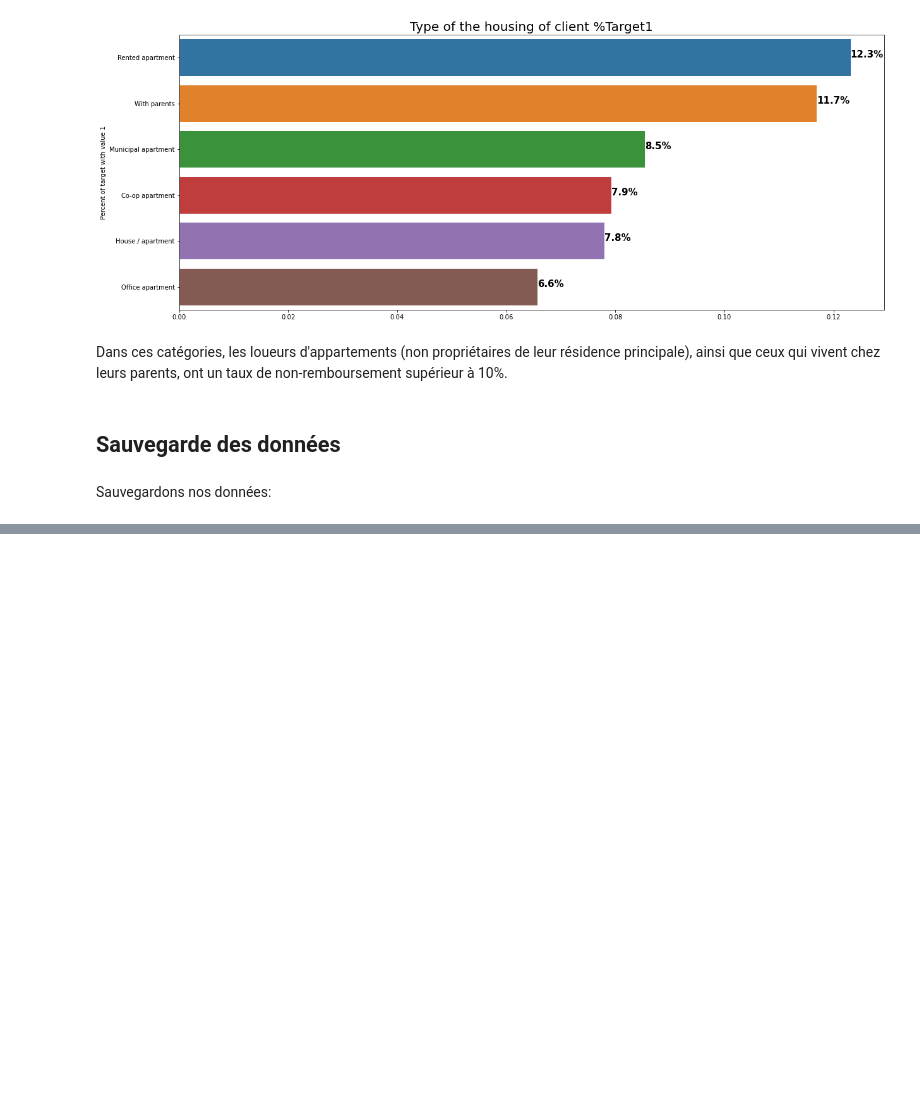
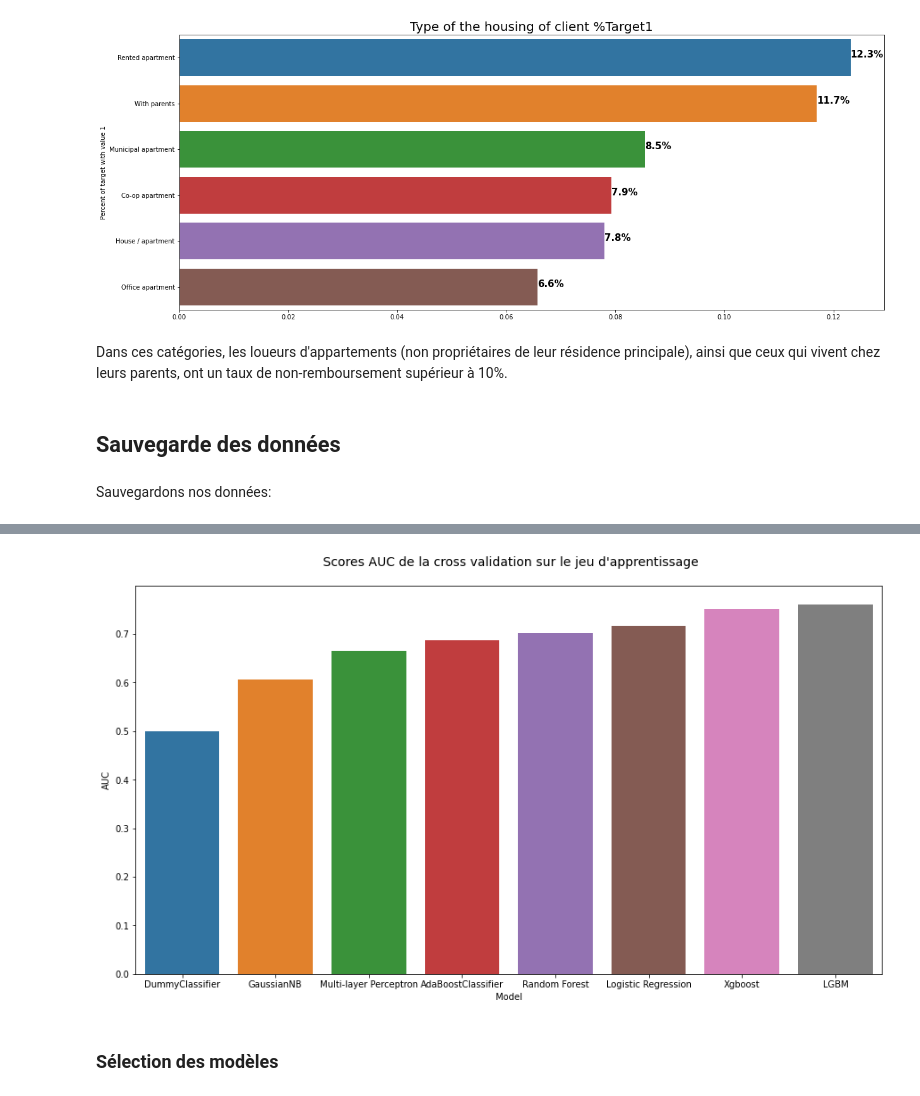
Before and after one commit to olivierkayyong/OpenClassrooms_projet_7-, a Jupyter notebook: dossier_code/P7_Processing&Modelling.ipynb, the cells around one changed output, grey strips where cells are left out. Cells and saved outputs as stored; diff of their text form; code cells hidden in the pictures; blank space fills up the shorter version.

Commit message:
Model development and simulation:choosing a better model

```diff
--- a/dossier_code/P7_Processing&Modelling.ipynb
+++ b/dossier_code/P7_Processing&Modelling.ipynb
@@ -808,0 +895,9 @@ data_test_nan.to_csv('test.csv',index = False)
+# %%
+def define_pipeline(classifier):
+    '''This function will make a standardisation and oversampling operations
+    for a classifier.'''
+
+    pipe = imbpipeline(steps = [['smote', SMOTE(random_state=11)],
+                                ['scaler', MinMaxScaler()],
+                                ['classifier', classifier]])
+    return pipe
@@ -808,0 +910,10 @@ data_test_nan.to_csv('test.csv',index = False)
+# %%
+classifiers = {   'DummyClassifier': DummyClassifier(),
+                  'Logistic Regression': LogisticRegression(),
+                  'GaussianNB': GaussianNB(),
+                  'Random Forest': RandomForestClassifier(),
+                  'Xgboost': XGBClassifier(),
+                  'AdaBoostClassifier':AdaBoostClassifier(),
+                  'Multi-layer Perceptron': MLPClassifier(),
+                  'LGBM': LGBMClassifier(),
+              }
@@ -808,0 +922,15 @@ data_test_nan.to_csv('test.csv',index = False)
+# %%
+def results_auc(classifiers):
+    '''This function calculates the AUC scores of the different classification models
+    through cross-validation on the training set.'''
+
+    stratified_kfold = StratifiedKFold(n_splits=3,
+                                       shuffle=True,
+                                       random_state=11)
+    results = {}
+    for name_clf, clf in classifiers.items():
+        print(name_clf)
+        model = define_pipeline(clf)
+        results[name_clf]= cross_val_score(model, X_train, y_train,
+                                          scoring='roc_auc', cv=stratified_kfold, n_jobs=-1)
+    return pd.DataFrame(results)
@@ -808,0 +939,4 @@ data_test_nan.to_csv('test.csv',index = False)
+# %%
+df_results = results_auc(classifiers)
+df_results_mean = pd.DataFrame({"Model": [col for col in df_results.columns],
+                                "AUC":[df_results[i].mean() for i in df_results.columns]})
@@ -808,0 +966,8 @@ data_test_nan.to_csv('test.csv',index = False)
+# %%
+plt.figure(figsize=(15,8))
+ax=sns.barplot(x="Model",y="AUC",data=df_results_mean,order=df_results_mean.sort_values('AUC').Model)
+title=plt.title(" Scores AUC de la cross validation sur le jeu d'apprentissage" "\n", fontsize=14)
+# %% [output]
+[figure, added]
+# %% [markdown]
+###  Sélection des  modèles
```
Also changed, not shown: parts of 67 cells of this notebook.
